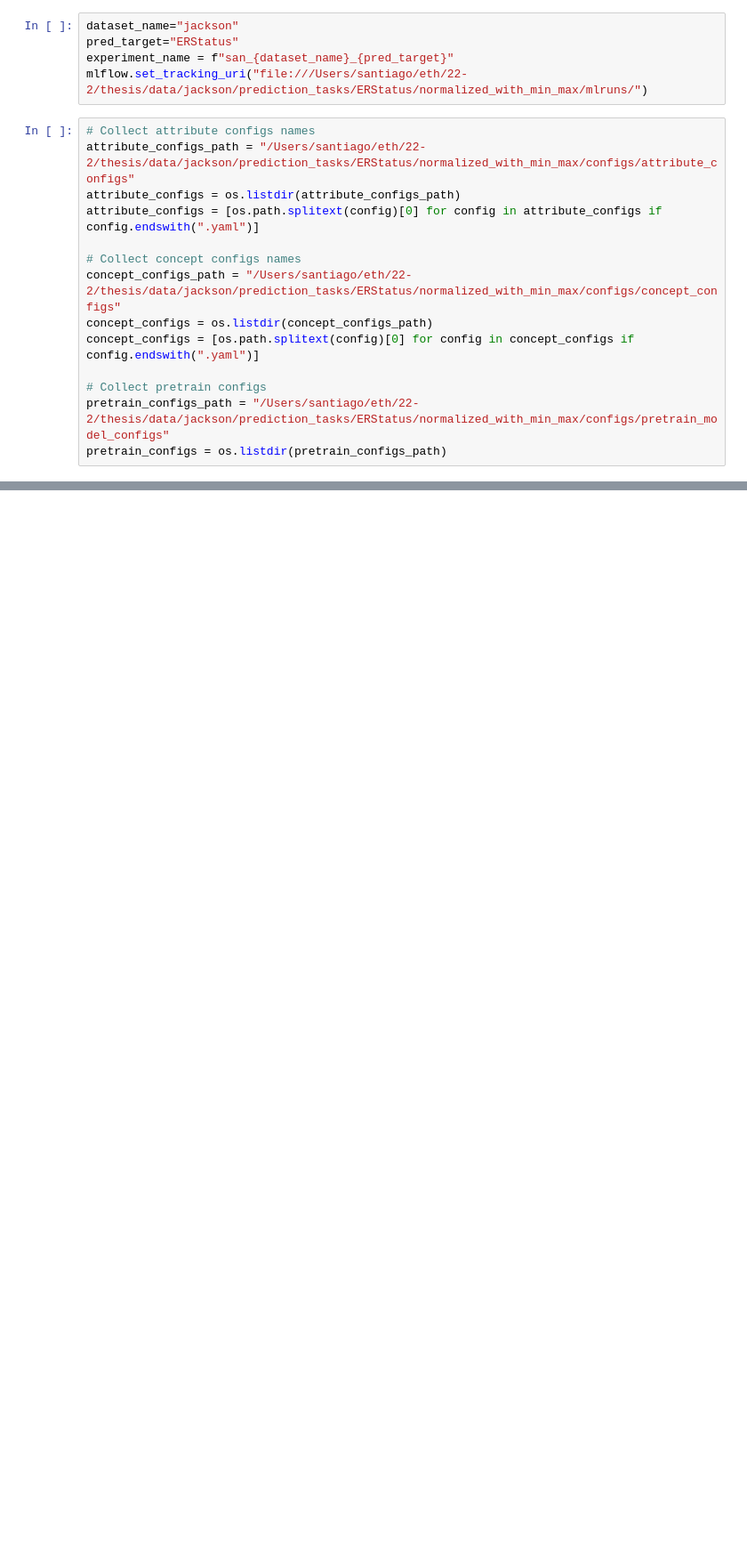
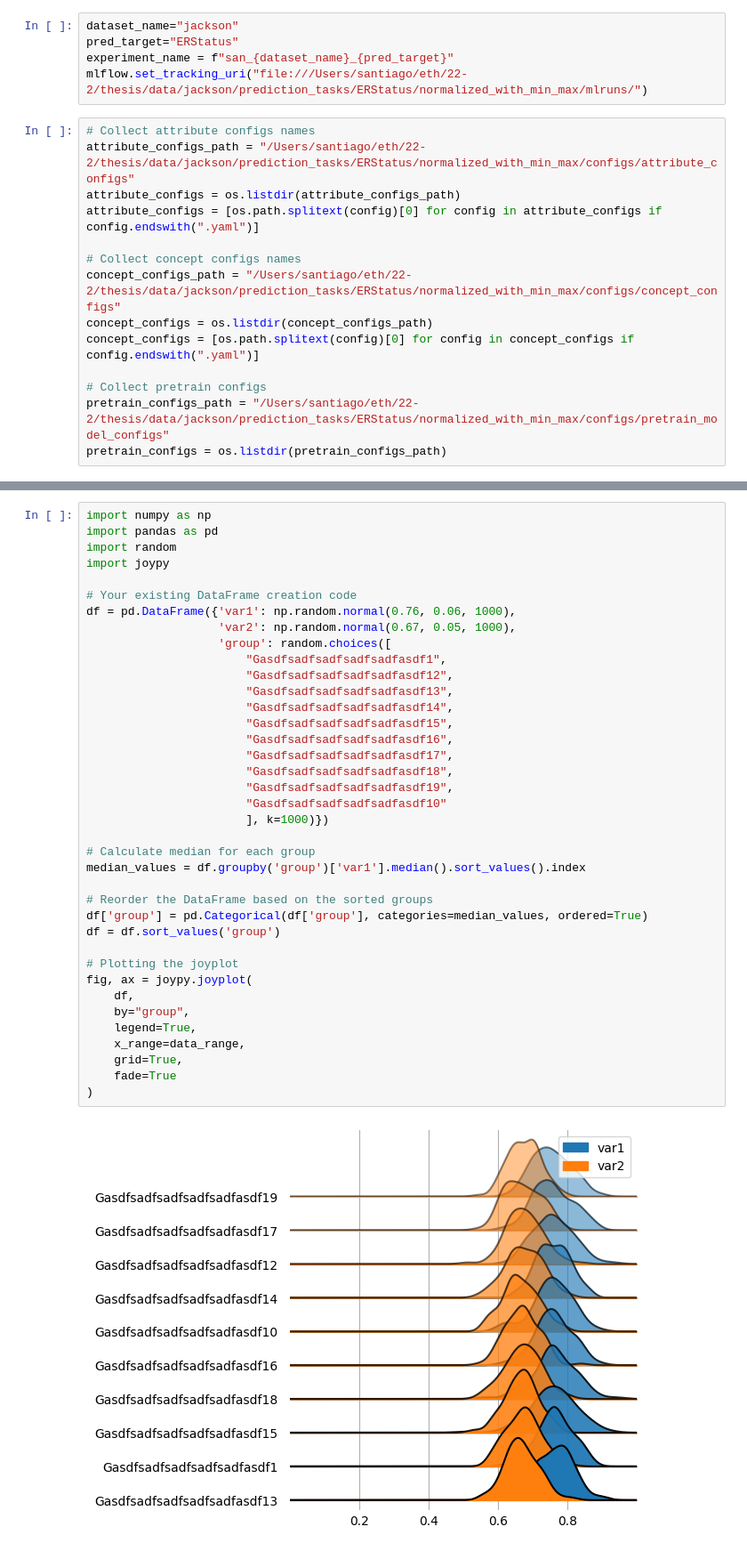
Before and after one commit to AI4SCR/graph-concept-learner, a Jupyter notebook: workflows/notebooks/pretrain_model_selection.ipynb, the cells around one changed output, grey strips where cells are left out. Shown: that part at 89% size. Saved outputs shown, nothing was run; the diff lists cells and outputs as text; blank space fills up the shorter version.

```diff
--- a/workflows/notebooks/pretrain_model_selection.ipynb
+++ b/workflows/notebooks/pretrain_model_selection.ipynb
@@ -93,3 +151,43 @@ df.groupby(params)["metrics.best_val_balanced_accuracy"].describe()
 # TODO: save histogram of models groups to output
 
 # TODO: save tuple of run_ids so that the losses can be visualize in mlflow
+# %%
+import numpy as np
+import pandas as pd
+import random
+import joypy
+
+# Your existing DataFrame creation code
+df = pd.DataFrame({'var1': np.random.normal(0.76, 0.06, 1000),
+                   'var2': np.random.normal(0.67, 0.05, 1000),
+                   'group': random.choices([
+                       "Gasdfsadfsadfsadfsadfasdf1",
+                       "Gasdfsadfsadfsadfsadfasdf12",
+                       "Gasdfsadfsadfsadfsadfasdf13",
+                       "Gasdfsadfsadfsadfsadfasdf14",
+                       "Gasdfsadfsadfsadfsadfasdf15",
+                       "Gasdfsadfsadfsadfsadfasdf16",
+                       "Gasdfsadfsadfsadfsadfasdf17",
+                       "Gasdfsadfsadfsadfsadfasdf18",
+                       "Gasdfsadfsadfsadfsadfasdf19",
+                       "Gasdfsadfsadfsadfsadfasdf10"
+                       ], k=1000)})
+
+# Calculate median for each group
+median_values = df.groupby('group')['var1'].median().sort_values().index
+
+# Reorder the DataFrame based on the sorted groups
+df['group'] = pd.Categorical(df['group'], categories=median_values, ordered=True)
+df = df.sort_values('group')
+
+# Plotting the joyplot
+fig, ax = joypy.joyplot(
+    df,
+    by="group",
+    legend=True,
+    x_range=data_range,
+    grid=True,
+    fade=True
+)
+# %% [output]
+[figure, added]
```
Also changed, not shown: parts of 8 cells of this notebook.
